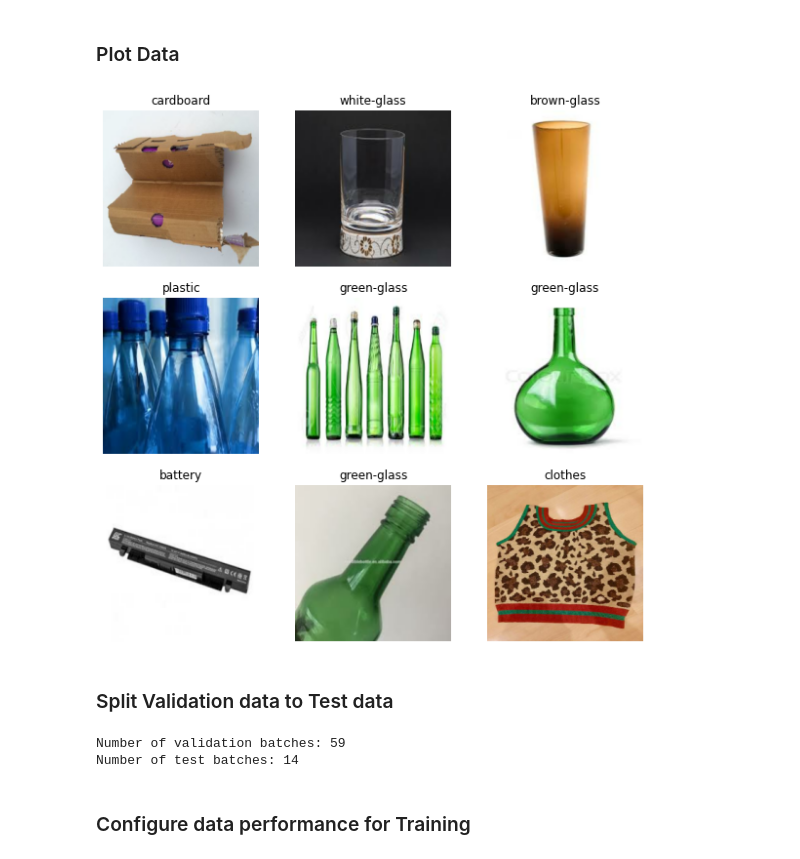
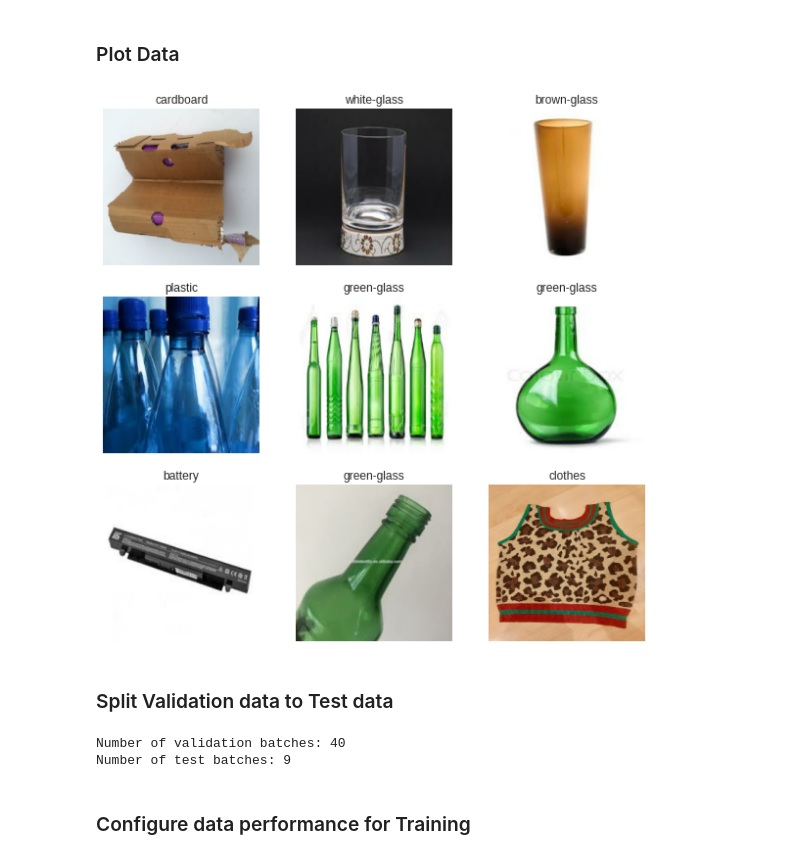
Before and after one commit to Besti-Corps/MachineLearning-BestiApp, a Jupyter notebook: Model/model_image_classification.ipynb, the cells around one changed output. Saved outputs shown, nothing was run; the diff lists cells and outputs as text; code cells hidden in the pictures.

```diff
--- a/Model/model_image_classification.ipynb
+++ b/Model/model_image_classification.ipynb
@@ -27,5 +27,7 @@ import tensorflow as tf
 from matplotlib import pyplot as plt
 from google.colab import files
 
+%matplotlib inline
+plt.style.use('seaborn')
 print(f'Tensorflow version: {tf.__version__}')
 # %% [output]
@@ -53,10 +55,12 @@ data_dir = pathlib.Path(PATH)
 image_count = len(list(data_dir.glob('*/*.jpg')))
 print(f'Total image from this datasets : {image_count}')
 
-print(f'\nDistribution Image')
+plt.figure(figsize=(15,10))
+plt.rc('ytick', labelsize=14)
 for i, label in enumerate(os.listdir(data_dir)):
   label_dir = os.path.join(data_dir, label)
   len_label_dir = len(os.listdir(label_dir))
-  print(f'{i+1}. {label} : {len_label_dir}')
+  plt.barh(label, len_label_dir, label=label, height=0.6)
+  plt.title('Distribution Image', fontsize=25, pad=20)
 # %% [output]
 Total image from this datasets : 7692
@@ -90,17 +81,17 @@ Current seed : 66
 # %% [markdown]
 ### Load data using a Keras utility
 # %%
-train_ds = tf.keras.utils.image_dataset_from_directory(
+train_dataset = tf.keras.utils.image_dataset_from_directory(
   data_dir,
-  validation_split=0.3,
+  validation_split=0.2,
   subset="training",
   seed=seed,
   image_size=IMG_SIZE,
   batch_size=BATCH_SIZE)
 
-val_ds = tf.keras.utils.image_dataset_from_directory(
+val_dataset = tf.keras.utils.image_dataset_from_directory(
   data_dir,
-  validation_split=0.3,
+  validation_split=0.2,
   subset="validation",
   seed=seed,
   image_size=IMG_SIZE,
@@ -113,6 +104,6 @@ Using 2307 files for validation.
 # %%
-class_names = train_ds.class_names
-class_names_val = val_ds.class_names
+class_names = np.array(train_dataset.class_names)
+class_names_val = np.array(val_dataset.class_names)
 
 print(f'List label Train data: \n{class_names}\n')
 print(f'List label Validation data: \n{class_names_val}')
@@ -136,26 +129,26 @@ for image_batch, labels_batch in train_ds:
 ### Plot Data
 # %%
 plt.figure(figsize=(10, 10))
-for images, labels in train_ds.take(1):
+for images, labels in train_dataset.take(1):
   for i in range(9):
     ax = plt.subplot(3, 3, i + 1)
     plt.imshow(images[i].numpy().astype("uint8"))
     plt.title(class_names[labels[i]])
     plt.axis("off")
 # %% [output]
-[figure, old version]
+[figure, new version]
 # %% [markdown]
 ### Split Validation data to Test data
 # %%
-val_batches = tf.data.experimental.cardinality(val_ds)
-test_dataset = val_ds.take(val_batches // 5)
-val_ds = val_ds.skip(val_batches // 5)
+val_batches = tf.data.experimental.cardinality(val_dataset)
+test_dataset = val_dataset.take(val_batches // 5)
+val_dataset = val_dataset.skip(val_batches // 5)
 
-print('Number of validation batches: %d' % tf.data.experimental.cardinality(val_ds))
+print('Number of validation batches: %d' % tf.data.experimental.cardinality(val_dataset))
 print('Number of test batches: %d' % tf.data.experimental.cardinality(test_dataset))
 # %% [output]
-Number of validation batches: 59
-Number of test batches: 14
+Number of validation batches: 40
+Number of test batches: 9
 # %% [markdown]
 ### Configure data performance for Training
 # %%
```
Also changed, not shown: parts of 19 cells of this notebook.
